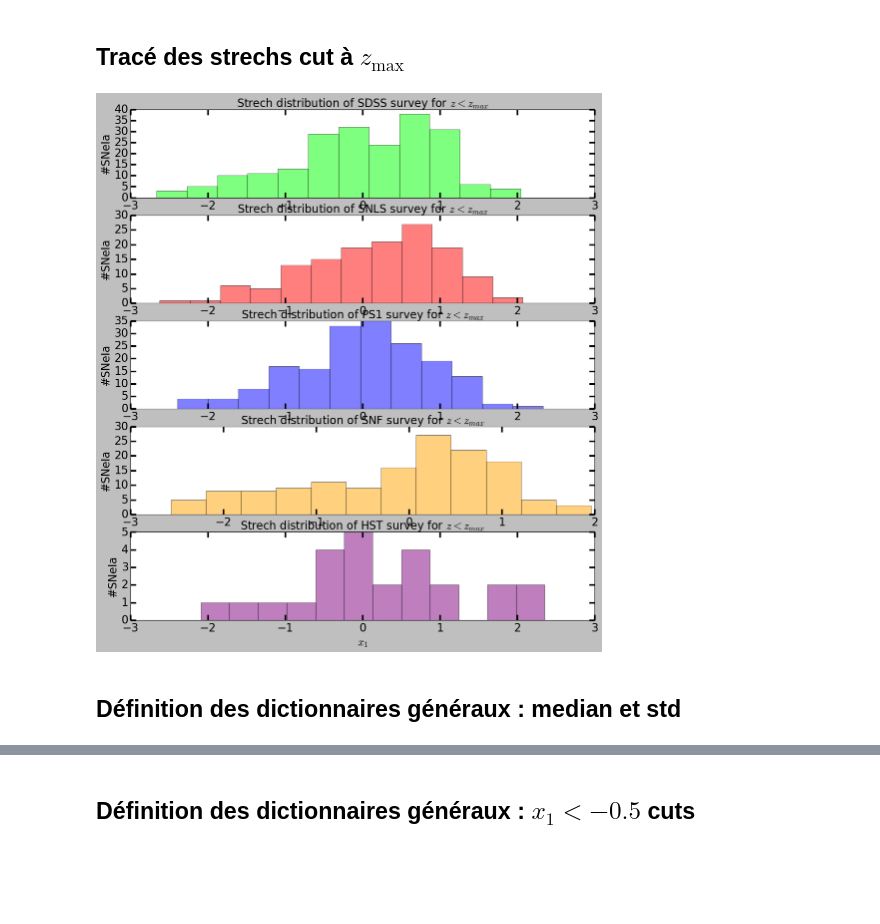
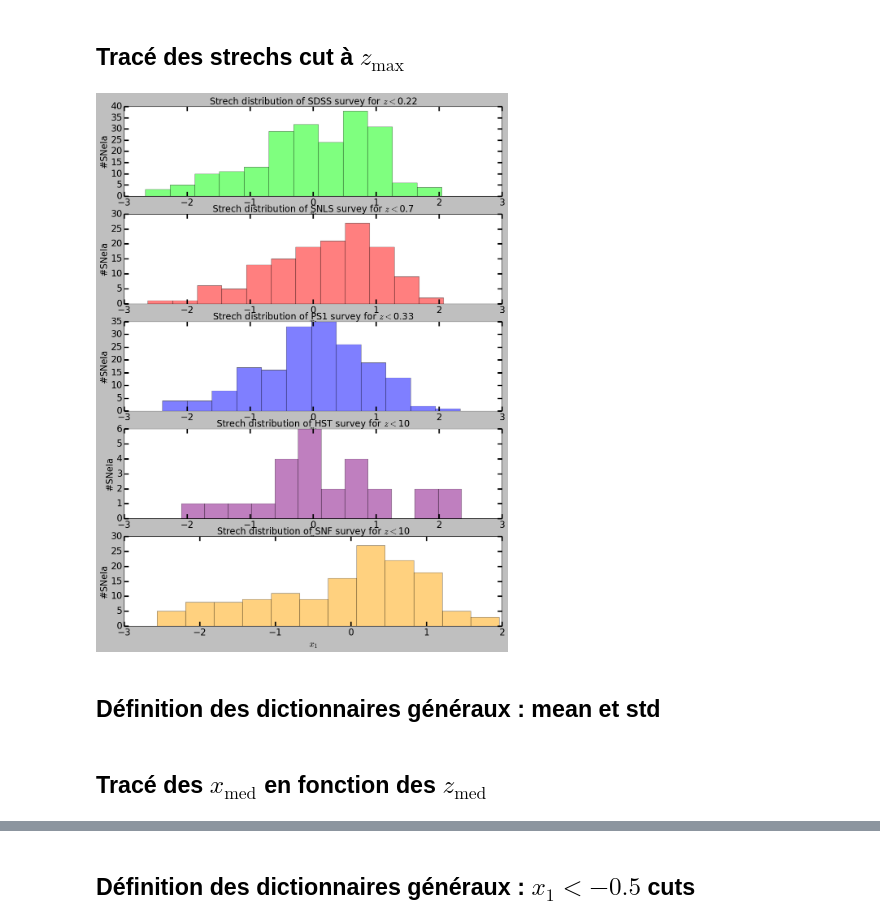
Before and after one commit to Nora-n/variaIa, a Jupyter notebook: notebooks/ModeFits.ipynb, the cells around one changed output, grey strips where cells are left out. Cells and saved outputs as stored; diff of their text form; code cells hidden in the pictures; blank space fills up the shorter version.

Commit message:
Extracted young & old data, minimization test of Gaussian distribution

```diff
--- a/notebooks/ModeFits.ipynb
+++ b/notebooks/ModeFits.ipynb
@@ -23,7 +24,7 @@ plt.style.use('classic')
 import random
 import ipywidgets as ipw
 
-surveys = ['SDSS', 'SNLS', 'PS1', 'SNF', 'HST']
+surveys = ['SDSS', 'SNLS', 'PS1', 'HST', 'SNF']
 
 su = ipw.Dropdown(options=surveys,
                   description='Survey:',
@@ -32,20 +33,22 @@ su = ipw.Dropdown(options=surveys,
 surv = {'SDSS': d[d['IDSURVEY'] == 1],
         'SNLS': d[d['IDSURVEY'] == 4],
         'PS1':  d[d['IDSURVEY'] == 15],
-        'SNF':  d_snf,
-        'HST':  d[d['IDSURVEY'].isin([101, 100, 106])]}
-# loc[d_snf['name'].str.contains('SNF|LSQ|PTF',na=False,regex=True)]
+        'HST':  d[d['IDSURVEY'].isin([101, 100, 106])],
+        'SNF':  d_snf}
+
+# .loc[d_snf['name'].str.contains('SNF|LSQ|PTF',na=False,regex=True)]
+
 colors = {'SDSS': 'lime',
           'SNLS': 'red',
           'PS1': 'blue',
-          'SNF': 'orange',
-          'HST': 'purple'}
+          'HST': 'purple',
+          'SNF': 'orange'}
 
 zmax = {'SDSS': 0.22,
         'SNLS': 0.70,
         'PS1': 0.33,
-        'SNF': 1,
-        'HST': 2}
+        'HST': 10,
+        'SNF': 10}
 
 def set_data(su):
     global ns_dataz, dataz, ns_datax, datax
@@ -140,7 +144,7 @@ zmax_cuts = dict()
 z_zcuts = dict()
 x1_zcuts = dict()
 
-for survey in surveys[:-2]:
+for survey in surveys[:-1]:
     zmax_cuts[survey] = np.where(surv[survey].zCMB.values < zmax[survey])
     z_zcuts[survey] = surv[survey].zCMB.values[zmax_cuts[survey]]
     x1_zcuts[survey] = surv[survey].x1.values[zmax_cuts[survey]]
@@ -148,36 +152,33 @@ for survey in surveys[:-2]:
 zmax_cuts['SNF'] = np.where(surv['SNF']['host.zcmb'].values < zmax['SNF'])
 z_zcuts['SNF'] = surv['SNF']['host.zcmb'].values[zmax_cuts['SNF']]
 x1_zcuts['SNF'] = surv['SNF']['salt2.X1'].values[zmax_cuts['SNF']]
-
-zmax_cuts['HST'] = np.where(surv['HST'].zCMB.values < zmax['HST'])
-z_zcuts['HST'] = surv['HST'].zCMB.values[zmax_cuts['HST']]
-x1_zcuts['HST'] = surv['HST'].x1.values[zmax_cuts['HST']]
 # %% [markdown]
 ## Tracé des strechs cut à $z_{\text{max}}$
 # %%
-plt.figure(figsize = [15,16])
+plt.figure(figsize = [15,20])
 
 for i in range(len(surveys)):
     plt.subplot(5, 1, i+1)
     plt.hist(x1_zcuts[surveys[i]], bins = nb_x.value, color = colors[surveys[i]], alpha = .5)
 
     ax = plt.gca()
     ax.tick_params(axis = 'both',
                    direction = 'in',
                    length = 10, width = 3,
                    labelsize = 20,
                    which = 'both',
                    top = True, right = True)
     plt.xlabel('$x_1$', fontsize = 20)
     plt.ylabel('#SNeIa', fontsize = 20)
 
-    plt.title('Strech distribution of ' + surveys[i] + ' survey for $z < z_{max}$', fontsize = 20)
+    plt.title('Strech distribution of ' + surveys[i] + ' survey for $z < $' +
+              str(list(zmax.values())[i]), fontsize = 20)
 
 plt.show()
 # %% [output]
-[figure, old version]
+[figure, new version]
 # %% [markdown]
-## Définition des dictionnaires généraux : median et std
+## Définition des dictionnaires généraux : mean et std
 # %%
 z_med = dict()
 z_std = dict()
@@ -189,3 +190,5 @@ for survey in surveys:
     z_std[survey] = np.std(z_zcuts[survey])
     x1_med[survey] = np.mean(x1_zcuts[survey])
     x1_std[survey] = np.std(x1_zcuts[survey])
+# %% [markdown]
+## Tracé des $x_{\text{med}}$ en fonction des $z_{\text{med}}$
```
Also changed, not shown: parts of 15 cells of this notebook, 3 other files.
